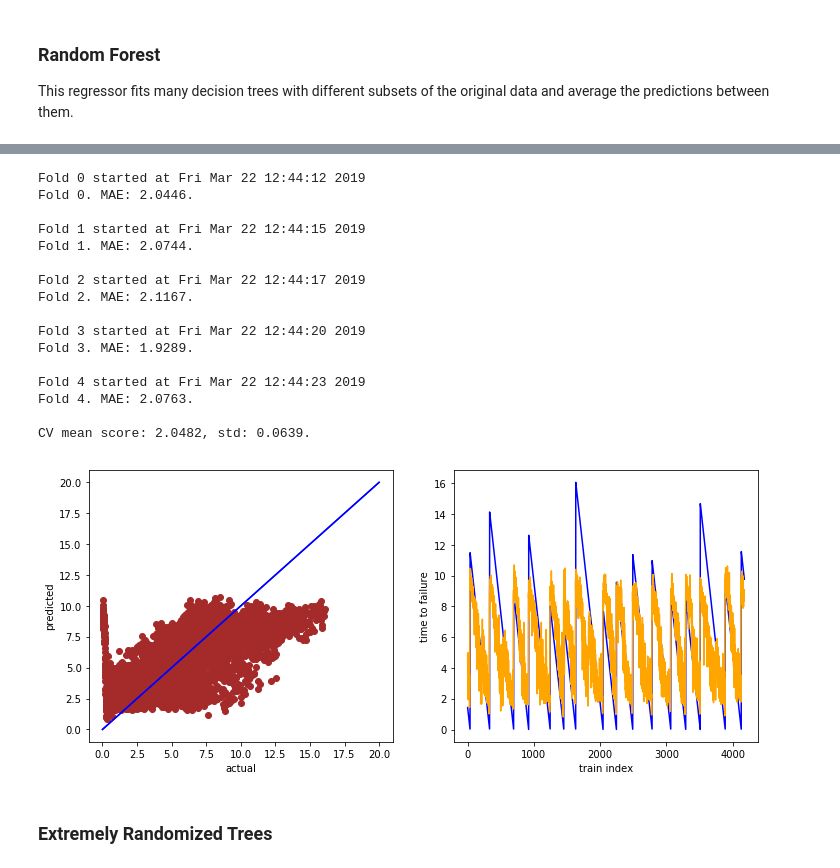
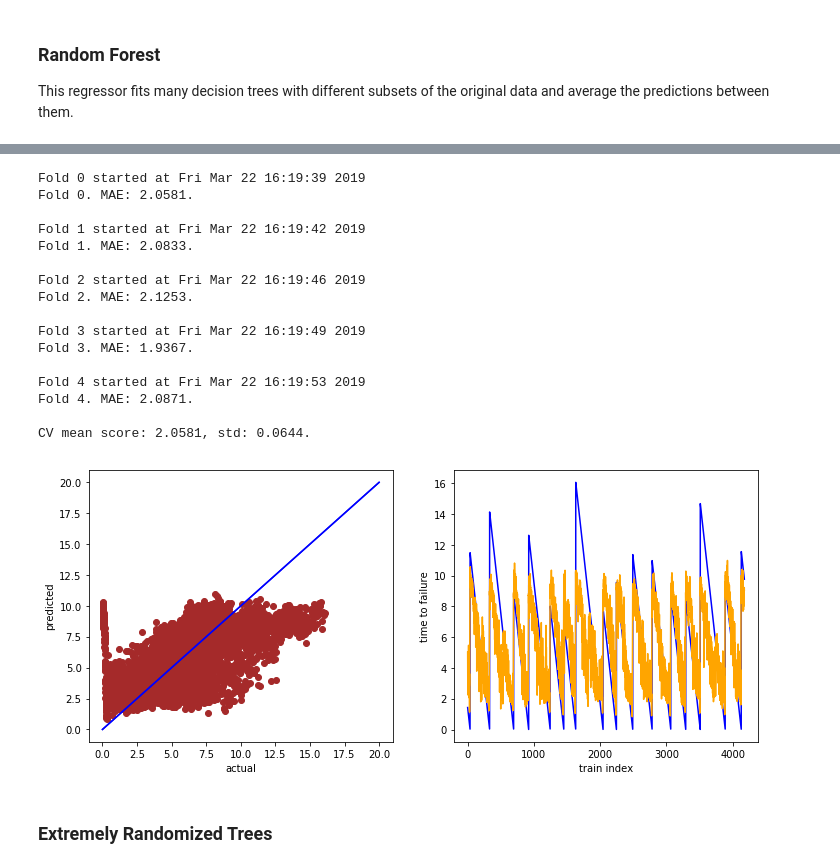
Before and after one commit to ricarddelgado/lanl-earthquake-kaggle, a Jupyter notebook: 3. Earthquakes FE - More features and samples (v3).ipynb, the cells around one changed output, grey strips where cells are left out. Drawn from its saved outputs; the diff is of its cells as text; code cells hidden in the pictures.

```diff
--- a/3. Earthquakes FE - More features and samples (v3).ipynb
+++ b/3. Earthquakes FE - More features and samples (v3).ipynb
@@ -1376,37 +1439,37 @@ params
 # %%
 rf_params = {
-    'max_depth': 10, #8,
+    'max_depth': 12, #8,
     'max_features': 'log2', #'auto',
     'min_samples_leaf': 2,
     'min_samples_split': 4 #6
 } #CV mean score: 2.0448, std: 0.0793.
 model = RandomForestRegressor(criterion='mae', n_estimators=200, n_jobs=-1, **rf_params)
 oof_rf, prediction_rf, score_mean_rf, score_std_rf = train_model(X=X_train_scaled_best,
                                                                  X_test=X_test_scaled_best,
                                                                  y=y_tr,
                                                                  folds=folds_models,
                                                                  params=rf_params,
                                                                  model_type='sklearn',
                                                                  model=model,
                                                                  show_scatter=True)
 # %% [output]
-Fold 0 started at Fri Mar 22 12:44:12 2019
-Fold 0. MAE: 2.0446.
+Fold 0 started at Fri Mar 22 16:19:39 2019
+Fold 0. MAE: 2.0581.
 
-Fold 1 started at Fri Mar 22 12:44:15 2019
-Fold 1. MAE: 2.0744.
+Fold 1 started at Fri Mar 22 16:19:42 2019
+Fold 1. MAE: 2.0833.
 
-Fold 2 started at Fri Mar 22 12:44:17 2019
-Fold 2. MAE: 2.1167.
+Fold 2 started at Fri Mar 22 16:19:46 2019
+Fold 2. MAE: 2.1253.
 
-Fold 3 started at Fri Mar 22 12:44:20 2019
-Fold 3. MAE: 1.9289.
+Fold 3 started at Fri Mar 22 16:19:49 2019
+Fold 3. MAE: 1.9367.
 
-Fold 4 started at Fri Mar 22 12:44:23 2019
-Fold 4. MAE: 2.0763.
+Fold 4 started at Fri Mar 22 16:19:53 2019
+Fold 4. MAE: 2.0871.
 
-CV mean score: 2.0482, std: 0.0639.
+CV mean score: 2.0581, std: 0.0644.
-[figure, old version]
+[figure, new version]
 # %% [markdown]
 ### Extremely Randomized Trees
 # %%
```
Also changed, not shown: parts of 36 cells of this notebook, 1 other file.
